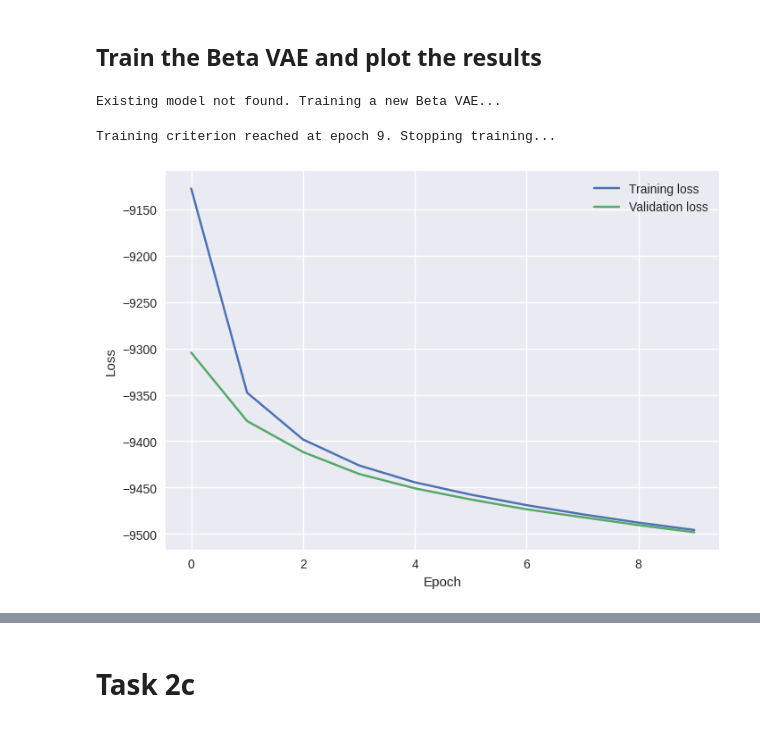
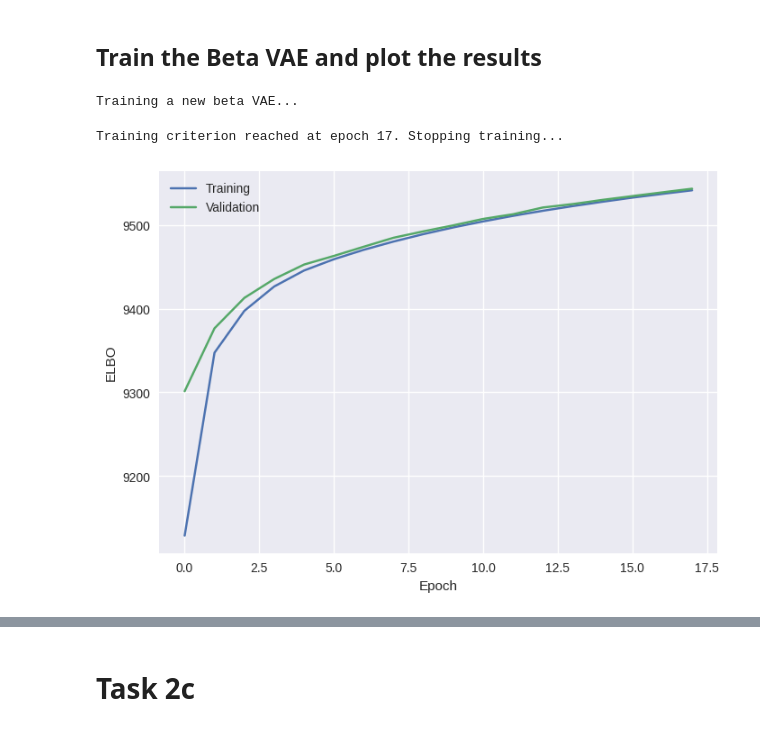
Before and after one commit to TTomilin/2AMU20, a Jupyter notebook: assignment3/assignment3.ipynb, the cells around one changed output, grey strips where cells are left out. Saved outputs shown, nothing was run; the diff lists cells and outputs as text; code cells hidden in the pictures.

```diff
--- a/assignment3/assignment3.ipynb
+++ b/assignment3/assignment3.ipynb
@@ -501,24 +511,25 @@ def log_beta_pdf(x, alpha, beta, eps=1e-8):
     return torch.lgamma(alpha + beta) - torch.lgamma(alpha) - torch.lgamma(beta) + \
         (alpha - 1) * torch.log(x + eps) + (beta - 1) * torch.log(1 - x + eps)
 # %%
-stop_threshold = 10
+stop_threshold = 5
+dist_type = 'beta'
 
-try:
-    vae_beta.encoder.load_state_dict(pickle.load(open(f"models/{dist_type}/encoder.pkl", "rb")))
-    vae_beta.decoder.load_state_dict(pickle.load(open(f"models/{dist_type}/decoder.pkl", "rb")))
-except FileNotFoundError:
-    print(f'Existing model not found. Training a new Beta VAE...')
+if load_models:
+    load_weights(vae_beta.encoder, dist_type, 'encoder')
+    load_weights(vae_beta.decoder, dist_type, 'decoder')
+else:
+    print(f'Training a new {dist_type} VAE...')
     # Use early stopping to stop training when the validation loss stops improving
     stop_early = EarlyStopping(stop_threshold)
     beta_train_loss, beta_val_loss = train_vae(vae_beta, stop_early)
 # %% [output]
-Existing model not found. Training a new Beta VAE...
+Training a new beta VAE...
-Training criterion reached at epoch 9. Stopping training...
+Training criterion reached at epoch 17. Stopping training...
-# %%
-# Plot the training and validation loss curves
-plot_loss(beta_train_loss, beta_val_loss)
-# %% [output]
-[figure, removed]
+# %%
+# Plot the training and validation loss curves
+plot_ELBO(beta_train_loss, beta_val_loss)
+# %% [output]
+[figure, added]
 # %%
 # Plot the reconstruction of test images
 plot_reconstruction(vae_beta, n_samples, img_size, test_samples, reconstruct=True)
```
Also changed, not shown: parts of 51 cells of this notebook, 2 other files.
